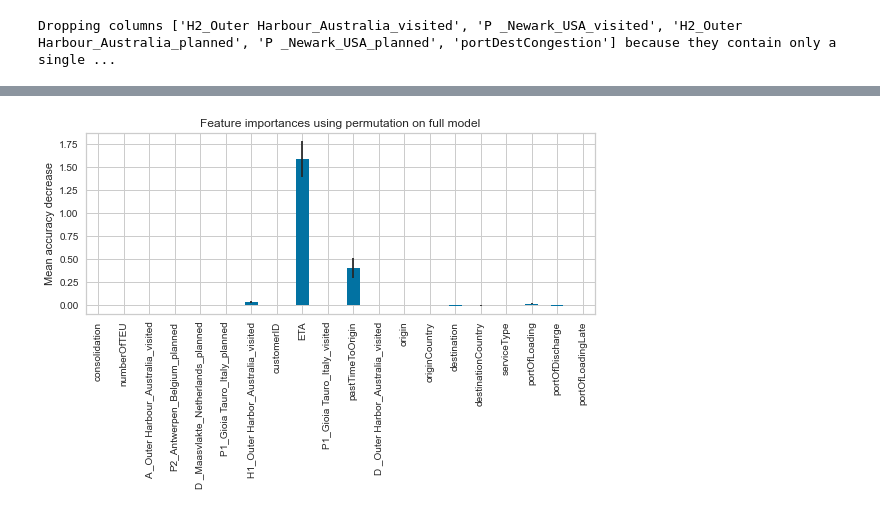
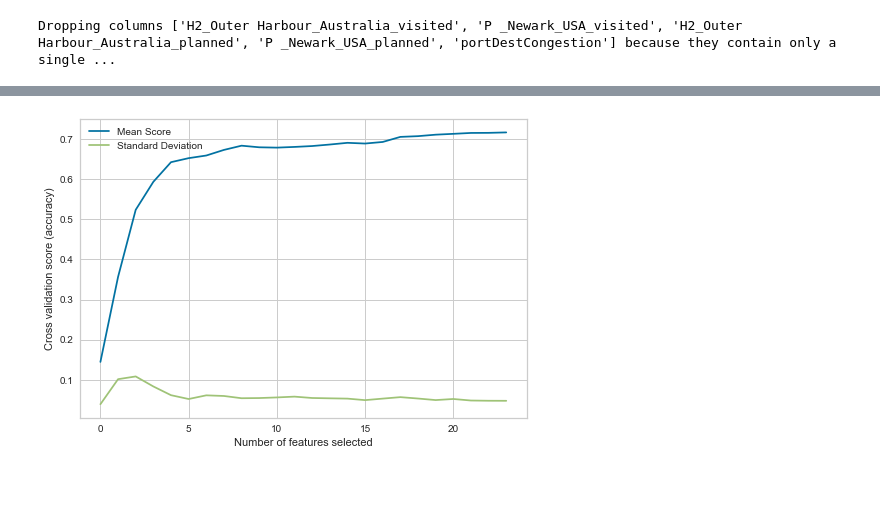
Before and after one commit to thijnalbers/ThesisCode, a Jupyter notebook: Notebook.ipynb, the cells around one changed output, grey strips where cells are left out. Cells and saved outputs as stored; diff of their text form; code cells hidden in the pictures; blank space fills up the shorter version.

Commit message:
Use pipeline and mean imputation

```diff
--- a/Notebook.ipynb
+++ b/Notebook.ipynb
@@ -136,27 +123,22 @@ from sklearn.preprocessing import StandardScaler
 from sklearn.svm import SVR
 from sklearn.model_selection import train_test_split
 from sklearn.pipeline import make_pipeline
+from sklearn.preprocessing import OrdinalEncoder
+from sklearn.impute import SimpleImputer
+from sklearn.compose import ColumnTransformer
 
 df_num = df.select_dtypes(include='number')
 df_cat = df.select_dtypes(exclude='number')
 
-df["origin"] = df["origin"].factorize()[0]
-df["originCountry"] = df["originCountry"].factorize()[0]
-df["destination"] = df["destination"].factorize()[0]
-df["destinationCountry"] = df["destinationCountry"].factorize()[0]
-df["portOfLoading"] = df["portOfLoading"].factorize()[0]
-df["portOfLoadingLate"] = df["portOfLoadingLate"].factorize()[0]
-df["portOfDischarge"] = df["portOfDischarge"].factorize()[0]
-df["serviceType"] = df["serviceType"].factorize()[0]
-
 y = df["ATA"]
 X = df.drop(columns=["ATA"])
 
-X.fillna(0, inplace=True)
-y.fillna(0, inplace=True)
+X_cat_cols = df_cat.columns
+X_num_cols = df_num.columns
+
+X_train, X_test, y_train, y_test = train_test_split(X, y, random_state=0)
 
 X_num = df_num.drop(columns=["ATA"])
-X_num.fillna(0, inplace=True)
 
 X_train_num, X_test_num, _, _ = train_test_split(X, y,random_state=0)
 # %%
@@ -304,59 +297,44 @@ from sklearn.pipeline import Pipeline
 from sklearn.model_selection import RepeatedStratifiedKFold, KFold
 from sklearn.model_selection import cross_val_score
 from sklearn.feature_selection import RFECV
-from sklearn.ensemble import GradientBoostingClassifier
+from sklearn.ensemble import GradientBoostingClassifier, RandomForestRegressor
 from sklearn.inspection import permutation_importance
 
+from sklearn.compose import make_column_transformer
+from sklearn.pipeline import make_pipeline
+
+def draw(p, ext:str):
+    p.fit(X_train,y_train)
+    selector = p['selector']
+    n_features = len(selector.cv_results_['mean_test_score'])
+    print("Optimal number of features : %d" % n_features)
+    plt.figure()
+    plt.xlabel("Number of features selected")
+    plt.ylabel("Cross validation score (accuracy)")
+    plt.plot(range(n_features), selector.cv_results_['mean_test_score'], label='Mean Score')
+    plt.plot(range(n_features), selector.cv_results_['std_test_score'], label='Standard Deviation')
+    plt.legend(loc="best")
+    plt.savefig(f'output/rfe_{ext}.png')
 #
 # SVR LINEAR
 #
-# regr = svm.SVR(kernel='linear')
-# rfecv = RFECV(regr)
-# pipeline = Pipeline([('Scalar', StandardScaler()), ('Feature Selection', rfecv), ('Model', regr)])
-# pipeline.fit(X_train,y_train)
-# cv = KFold(shuffle=True, random_state=0)
-# n_scores = cross_val_score(pipeline, X_train, y_train, cv=cv)
-
-# selector = pipeline[1]
-# n_features = len(selector.cv_results_['mean_test_score'])
-# print("Optimal number of features : %d" % n_features)
-# plt.figure()
-# plt.xlabel("Number of features selected")
-# plt.ylabel("Cross validation score (accuracy)")
-# plt.plot(range(n_features), selector.cv_results_['mean_test_score'])
-# plt.plot(range(n_features), selector.cv_results_['std_test_score'])
-# plt.savefig('output/rfe.png')
-
+svr_rfecv = Pipeline(
+    [
+        ("preprocess", preprocessing),
+        ("scaler", StandardScaler()),
+        ('selector', RFECV(svm.SVR(kernel='linear'))),
+    ]
+)
+draw(svr_rfecv, '')
 #
 # RANDOM FOREST
 #
-regr = RandomForestRegressor()
-rfecv = RFECV(regr)
-pipeline = Pipeline([('Scalar', StandardScaler()), ('Model', regr)])
-pipeline.fit(X_train,y_train)
-# cv = KFold(shuffle=True, random_state=0)
-# n_scores = cross_val_score(pipeline, X_train, y_train, cv=cv)
-
-# selector = pipeline[1]
-# n_features = len(selector.cv_results_['mean_test_score'])
-# print("Optimal number of features Random Forest: %d" % n_features)
-# plt.figure()
-# plt.xlabel("Number of features selected")
-# plt.ylabel("Cross validation score (accuracy)")
-# plt.plot(range(n_features), selector.cv_results_['mean_test_score'],)
-# plt.plot(range(n_features), selector.cv_results_['std_test_score'],)
-# plt.savefig('output/rfe_rf.png')
-
-
-result = permutation_importance(
-    pipeline['Model'], X_test.values, y_test, n_repeats=10, random_state=0, n_jobs=2
+rf_rfecv = Pipeline(
+    [
+        ("preprocess", preprocessing),
+        ("scaler", StandardScaler()),
+        ('selector', RFECV(RandomForestRegressor(random_state=0))),
+    ]
 )
-forest_importances = pd.Series(result.importances_mean, index=feature_names)
-fig, ax = plt.subplots()
-forest_importances.plot.bar(yerr=result.importances_std, ax=ax)
-ax.set_title("Feature importances using permutation on full model")
-ax.set_ylabel("Mean accuracy decrease")
-fig.tight_layout()
-plt.savefig('output/forest_permutation.png')
-plt.show()
+draw(rf_rfecv, 'rf')
 # %% [output]
@@ -363 +343 @@ plt.show()
-[figure, old version]
+[figure, new version]
```
Also changed, not shown: parts of 9 cells of this notebook.
